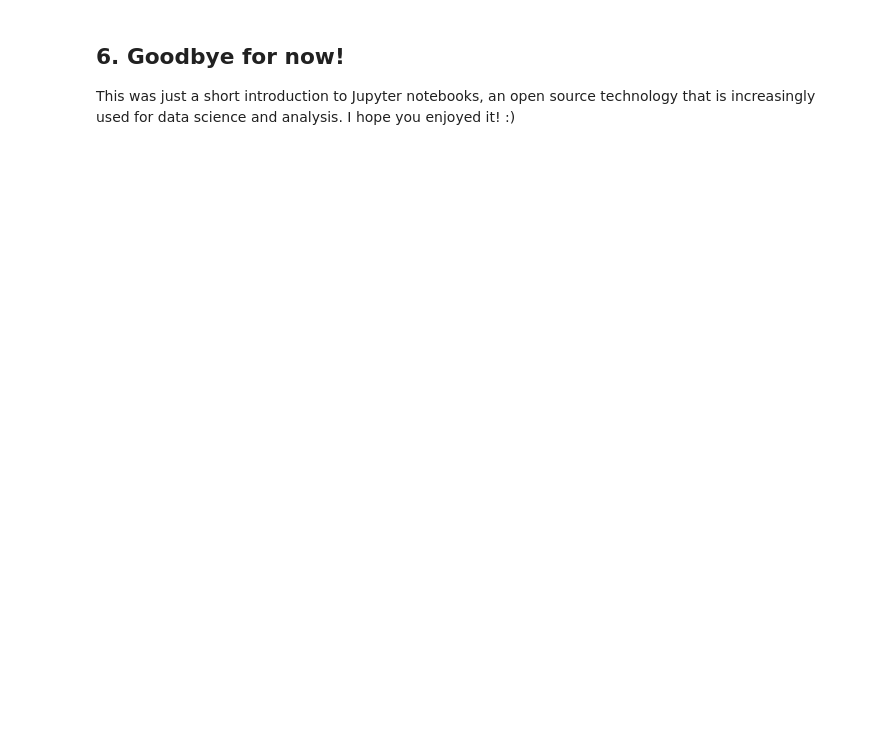
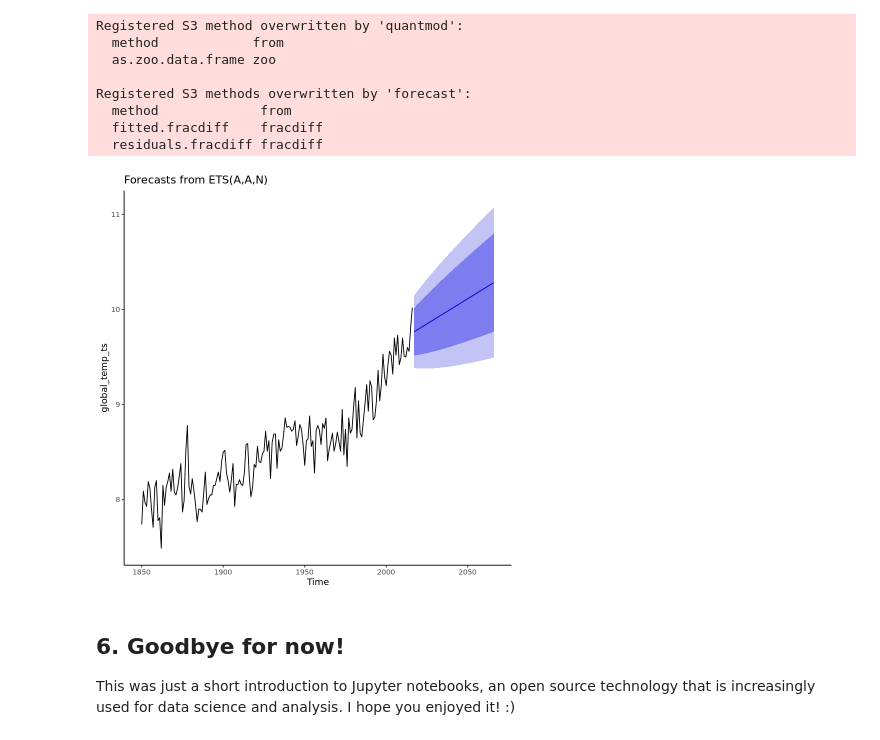
Before and after one commit to Torregu/DataCamp, a Jupyter notebook: Projects/content/Guided/Introduction to DataCamp Projects/R/notebook.ipynb, the cells around one changed output. Drawn from its saved outputs; the diff is of its cells as text; code cells hidden in the pictures; blank space fills up the shorter version.

```diff
--- a/Projects/content/Guided/Introduction to DataCamp Projects/R/notebook.ipynb
+++ b/Projects/content/Guided/Introduction to DataCamp Projects/R/notebook.ipynb
@@ -87,3 +62,28 @@ phone_map
+# %%
+library(forecast)
+library(ggplot2)
+
+# Converting global_temp into a time series (ts) object.
+global_temp_ts <- ts(global_temp$degrees_celsius,
+                     start = global_temp$year[1])
+
+# Forecasting global temperature 50 years into the future
+# using an exponential smoothing state space model (ets).
+temperature_forecast <- forecast(ets(global_temp_ts), h = 50)
+
+# Plotting the forecast
+# .... YOUR CODE FOR TASK 5 ....
+autoplot(temperature_forecast) + theme_classic()
+# %% [output]
+Registered S3 method overwritten by 'quantmod':
+  method            from
+  as.zoo.data.frame zoo
+
+Registered S3 methods overwritten by 'forecast':
+  method             from
+  fitted.fracdiff    fracdiff
+  residuals.fracdiff fracdiff
+[figure, added]
 # %% [markdown]
 ## 6. Goodbye for now!
 <p>This was just a short introduction to Jupyter notebooks, an open source technology that is increasingly used for data science and analysis. I hope you enjoyed it! :)</p>
```
Also changed, not shown: parts of 12 cells of this notebook.
